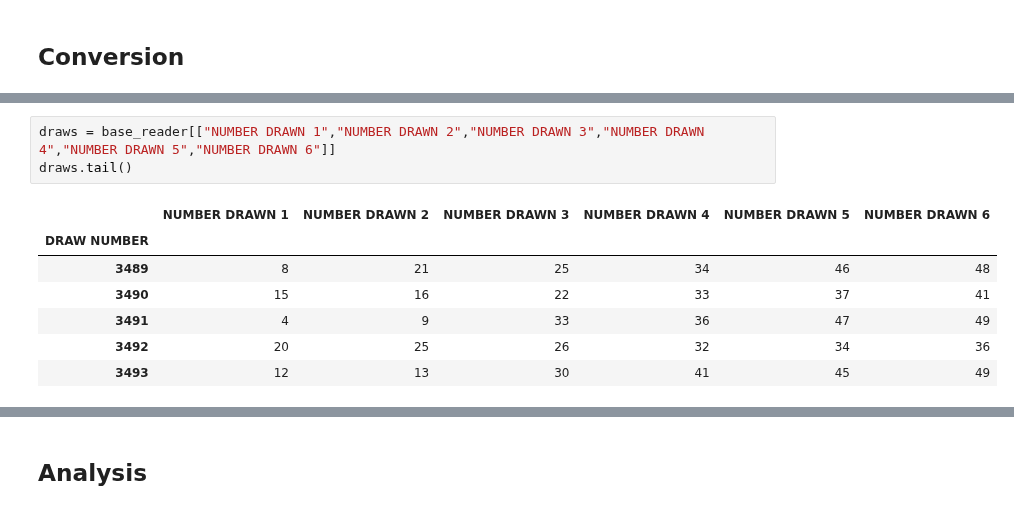
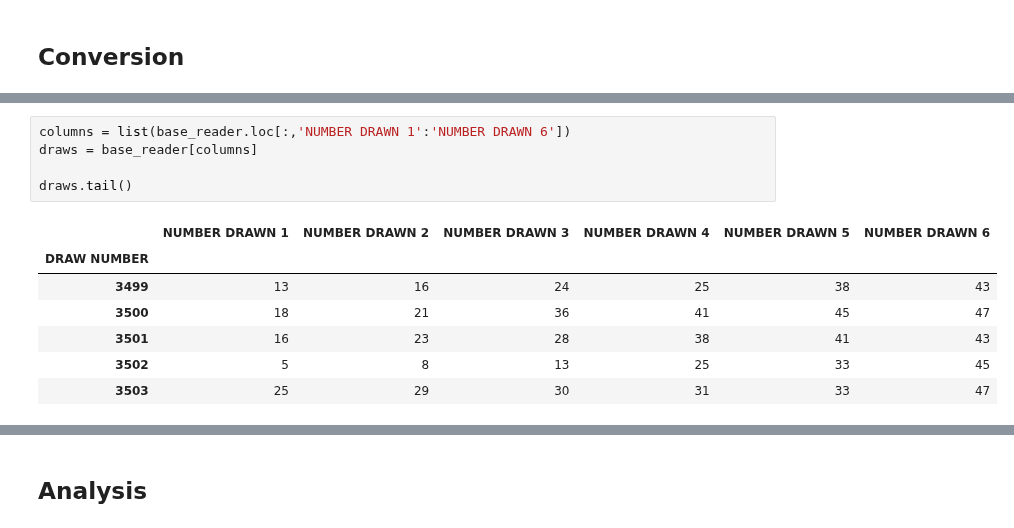
Before and after one commit to JesseScott/Lotto649, a Jupyter notebook: lotto.ipynb, the cells around one changed output, grey strips where cells are left out. Drawn from its saved outputs; the diff is of its cells as text.

```diff
--- a/lotto.ipynb
+++ b/lotto.ipynb
@@ -79,11 +64,13 @@ base_reader.tail()
 # %%
-draws = base_reader[["NUMBER DRAWN 1","NUMBER DRAWN 2","NUMBER DRAWN 3","NUMBER DRAWN 4","NUMBER DRAWN 5","NUMBER DRAWN 6"]]
+columns = list(base_reader.loc[:,'NUMBER DRAWN 1':'NUMBER DRAWN 6'])
+draws = base_reader[columns]
+
 draws.tail()
 # %% [output]
 |  | NUMBER DRAWN 1 | NUMBER DRAWN 2 | NUMBER DRAWN 3 | NUMBER DRAWN 4 | NUMBER DRAWN 5 | NUMBER DRAWN 6 |
 | DRAW NUMBER |  |  |  |  |  |  |
-| 3489 | 8 | 21 | 25 | 34 | 46 | 48 |
-| 3490 | 15 | 16 | 22 | 33 | 37 | 41 |
-| 3491 | 4 | 9 | 33 | 36 | 47 | 49 |
-| 3492 | 20 | 25 | 26 | 32 | 34 | 36 |
-| 3493 | 12 | 13 | 30 | 41 | 45 | 49 |
+| 3499 | 13 | 16 | 24 | 25 | 38 | 43 |
+| 3500 | 18 | 21 | 36 | 41 | 45 | 47 |
+| 3501 | 16 | 23 | 28 | 38 | 41 | 43 |
+| 3502 | 5 | 8 | 13 | 25 | 33 | 45 |
+| 3503 | 25 | 29 | 30 | 31 | 33 | 47 |
```
Also changed, not shown: parts of 38 cells of this notebook, 2 other files.
